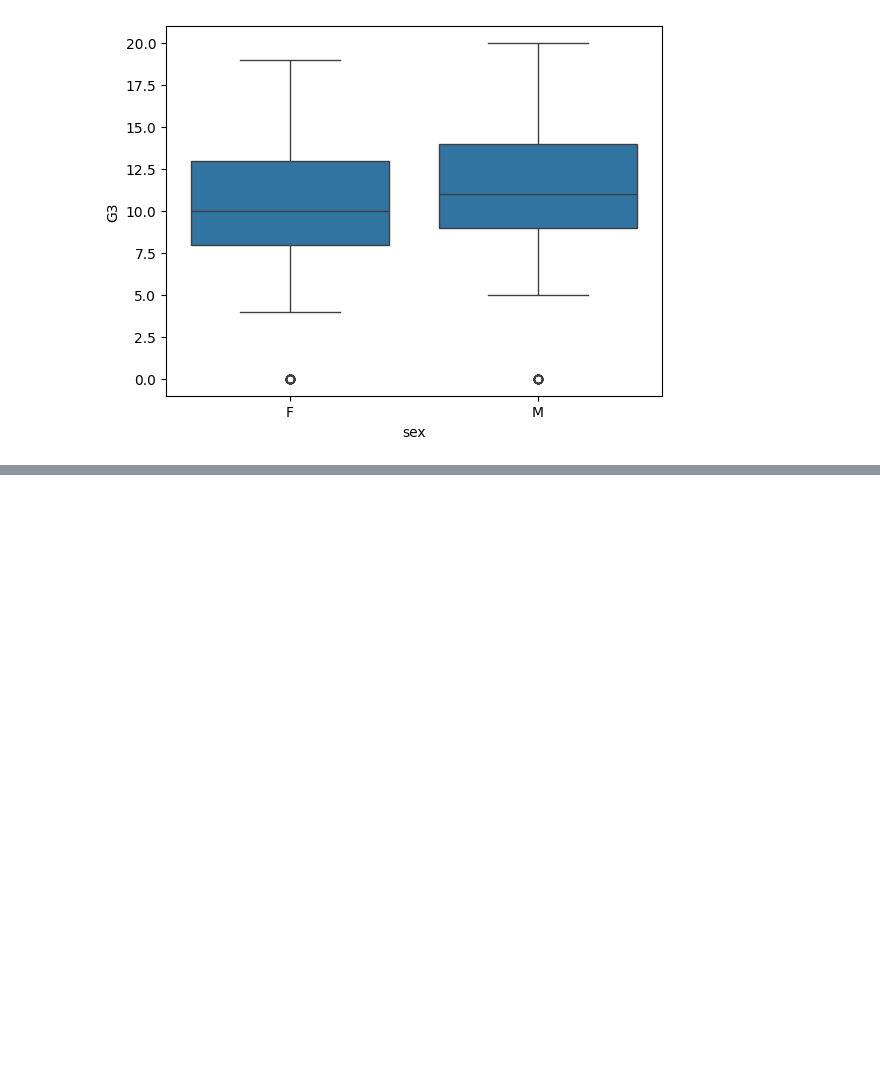
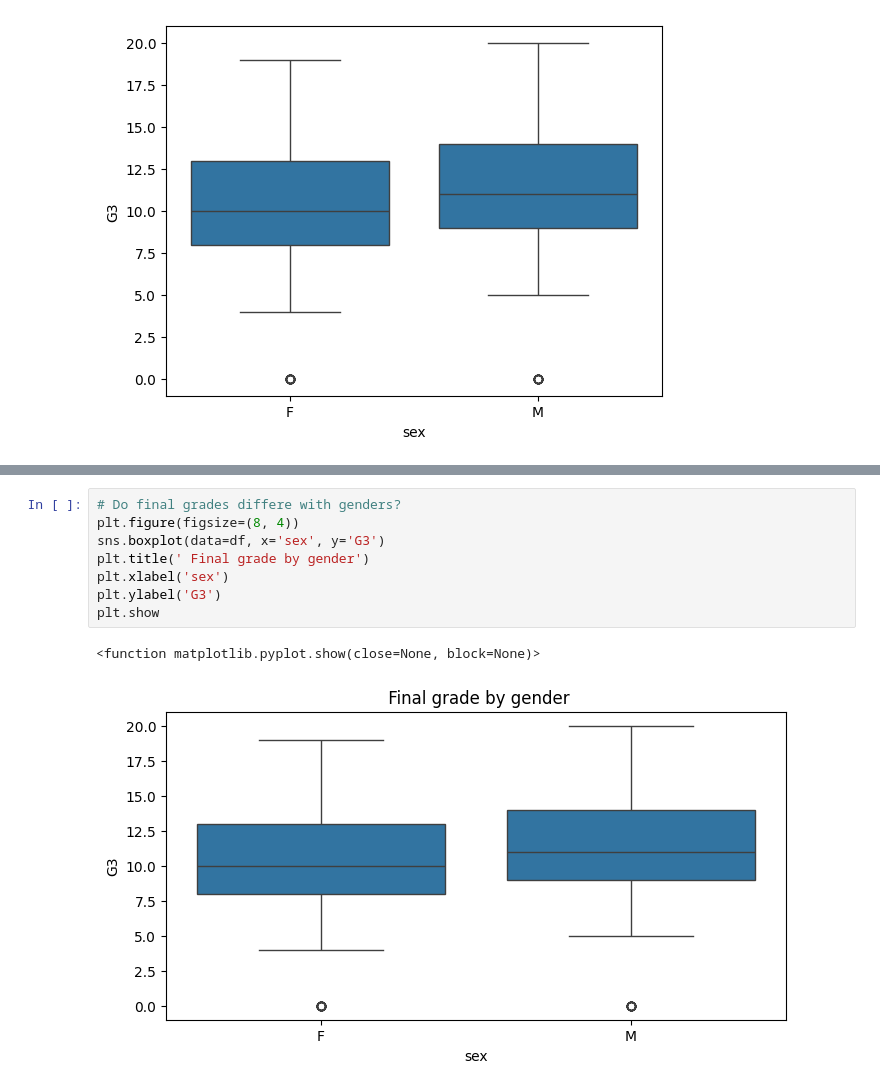
Before and after one commit to alaakabalan/student-performance-pisa-analysis, a Jupyter notebook: notebooks/01_initial_exploration.ipynb, the cells around one changed output, grey strips where cells are left out. Cells and saved outputs as stored; diff of their text form; blank space fills up the shorter version.

```diff
--- a/notebooks/01_initial_exploration.ipynb
+++ b/notebooks/01_initial_exploration.ipynb
@@ -136,0 +137,11 @@ plt.show()
+# %%
+# Do final grades differe with genders?
+plt.figure(figsize=(8, 4))
+sns.boxplot(data=df, x='sex', y='G3')
+plt.title(' Final grade by gender')
+plt.xlabel('sex')
+plt.ylabel('G3')
+plt.show
+# %% [output]
+<function matplotlib.pyplot.show(close=None, block=None)>
+[figure, added]
```
Also changed, not shown: parts of 16 cells of this notebook, 1 other file.
